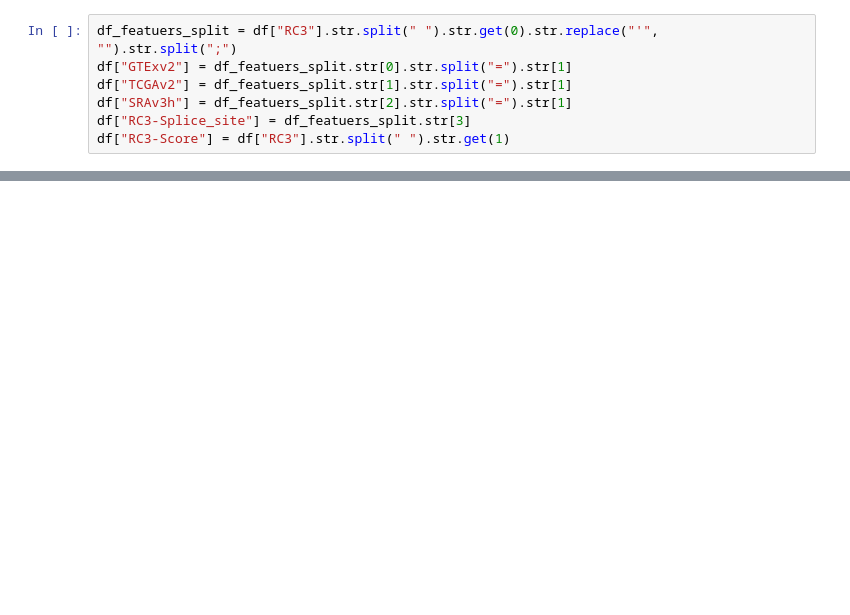
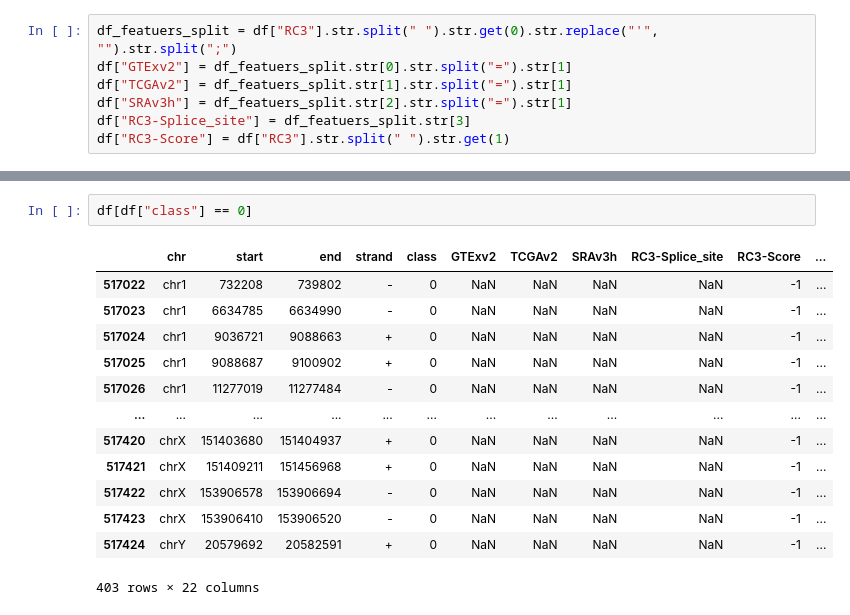
Before and after one commit to EnsemblGSOC/IntronOrNot, a Jupyter notebook: 4 - populating features.ipynb, the cells around one changed output, grey strips where cells are left out. Cells and saved outputs as stored; diff of their text form; blank space fills up the shorter version.

```diff
--- a/4 - populating features.ipynb
+++ b/4 - populating features.ipynb
@@ -41,0 +158,16 @@ df.to_csv("Featurized_gencode_introns", index=False)
+# %%
+df[df["class"] == 0]
+# %% [output]
+|  | chr | start | end | strand | class | GTExv2 | TCGAv2 | SRAv3h | RC3-Splice_site | RC3-Score | ... |
+| 517022 | chr1 | 732208 | 739802 | - | 0 | NaN | NaN | NaN | NaN | -1 | ... |
+| 517023 | chr1 | 6634785 | 6634990 | - | 0 | NaN | NaN | NaN | NaN | -1 | ... |
+| 517024 | chr1 | 9036721 | 9088663 | + | 0 | NaN | NaN | NaN | NaN | -1 | ... |
+| 517025 | chr1 | 9088687 | 9100902 | + | 0 | NaN | NaN | NaN | NaN | -1 | ... |
+| 517026 | chr1 | 11277019 | 11277484 | - | 0 | NaN | NaN | NaN | NaN | -1 | ... |
+| ... | ... | ... | ... | ... | ... | ... | ... | ... | ... | ... | ... |
+| 517420 | chrX | 151403680 | 151404937 | + | 0 | NaN | NaN | NaN | NaN | -1 | ... |
+| 517421 | chrX | 151409211 | 151456968 | + | 0 | NaN | NaN | NaN | NaN | -1 | ... |
+| 517422 | chrX | 153906578 | 153906694 | - | 0 | NaN | NaN | NaN | NaN | -1 | ... |
+| 517423 | chrX | 153906410 | 153906520 | - | 0 | NaN | NaN | NaN | NaN | -1 | ... |
+| 517424 | chrY | 20579692 | 20582591 | + | 0 | NaN | NaN | NaN | NaN | -1 | ... |
+403 rows × 22 columns
```
Also changed, not shown: parts of 13 cells of this notebook.
